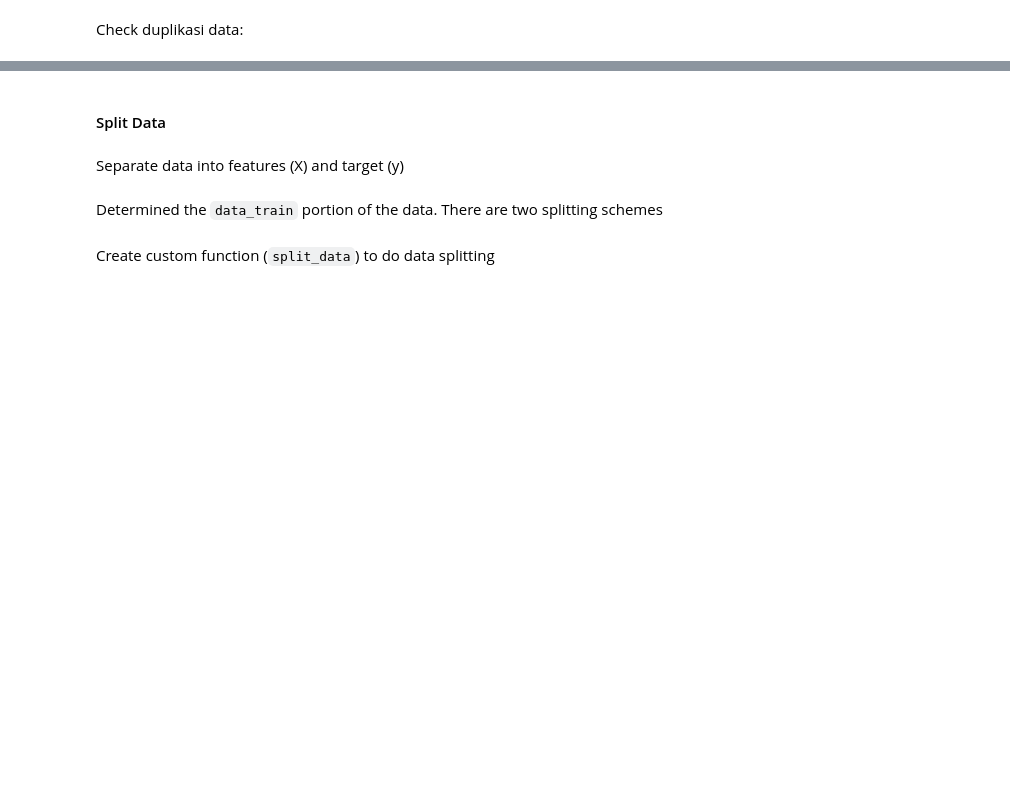
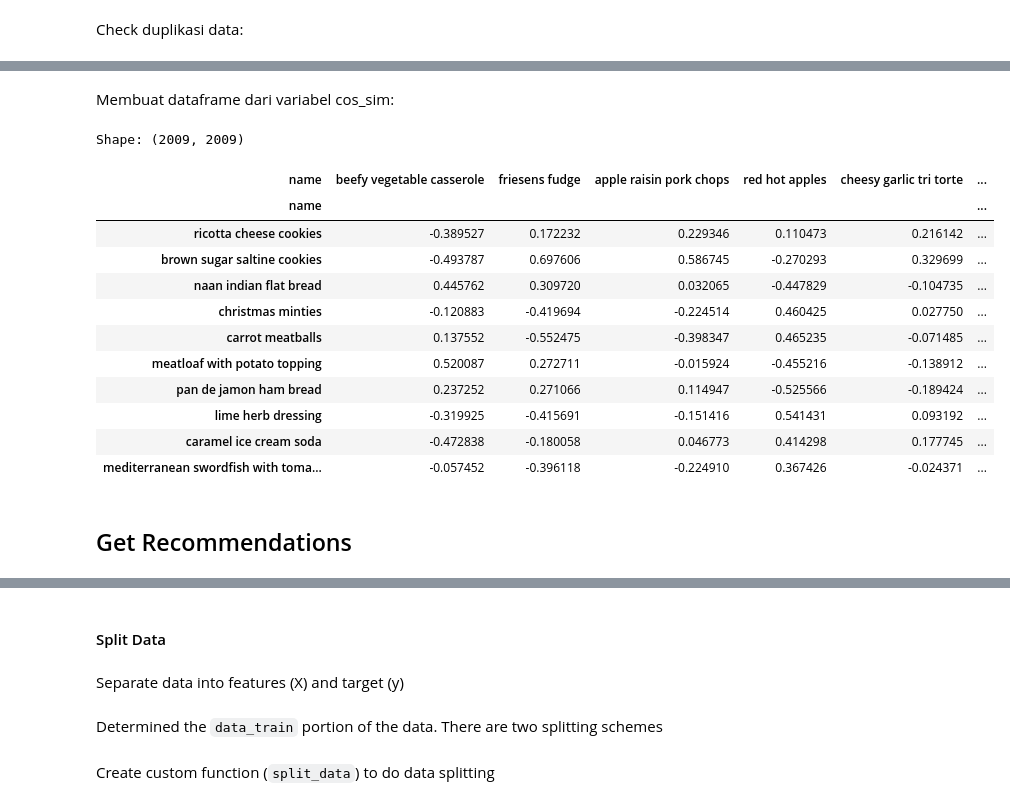
Before and after one commit to Sulbae/OlahGizi-Project, a Jupyter notebook: Food Recommender/notebook.ipynb, the cells around one changed output, grey strips where cells are left out. Drawn from its saved outputs; the diff is of its cells as text; code cells hidden in the pictures; blank space fills up the shorter version.

```diff
--- a/Food Recommender/notebook.ipynb
+++ b/Food Recommender/notebook.ipynb
@@ -818,0 +888,3 @@ Duplicated_data: 108
+# %%
+scaler = StandardScaler()
+content_based_df[['minutes', 'n_steps', "calories"]] = scaler.fit_transform(content_based_df[['minutes', 'n_steps', 'calories']])
@@ -818,0 +897,4 @@ Duplicated_data: 108
+# %%
+content_based_features = np.hstack([tfidf_matrix.toarray(), content_based_df[['minutes', 'n_steps', 'calories']].values])
+
+content_based_features
@@ -818,0 +937,2 @@ Duplicated_data: 108
+# %%
+cos_sim = cosine_similarity(content_based_features, content_based_features)
@@ -818,0 +955,26 @@ Duplicated_data: 108
+# %% [markdown]
+Membuat dataframe dari variabel cos_sim:
+# %%
+cos_sim_df = pd.DataFrame(cos_sim,
+                          index=content_based_df['name'],
+                          columns=content_based_df['name'])
+
+print("Shape:", cos_sim_df.shape)
+
+cos_sim_df.sample(10, axis=1).sample(10, axis=0)
+# %% [output]
+Shape: (2009, 2009)
+| name | beefy vegetable casserole | friesens fudge | apple raisin pork chops | red hot apples | cheesy garlic tri torte | ... |
+| name |  |  |  |  |  | ... |
+| ricotta cheese cookies | -0.389527 | 0.172232 | 0.229346 | 0.110473 | 0.216142 | ... |
+| brown sugar saltine cookies | -0.493787 | 0.697606 | 0.586745 | -0.270293 | 0.329699 | ... |
+| naan indian flat bread | 0.445762 | 0.309720 | 0.032065 | -0.447829 | -0.104735 | ... |
+| christmas minties | -0.120883 | -0.419694 | -0.224514 | 0.460425 | 0.027750 | ... |
+| carrot meatballs | 0.137552 | -0.552475 | -0.398347 | 0.465235 | -0.071485 | ... |
+| meatloaf with potato topping | 0.520087 | 0.272711 | -0.015924 | -0.455216 | -0.138912 | ... |
+| pan de jamon ham bread | 0.237252 | 0.271066 | 0.114947 | -0.525566 | -0.189424 | ... |
+| lime herb dressing | -0.319925 | -0.415691 | -0.151416 | 0.541431 | 0.093192 | ... |
+| caramel ice cream soda | -0.472838 | -0.180058 | 0.046773 | 0.414298 | 0.177745 | ... |
+| mediterranean swordfish with toma... | -0.057452 | -0.396118 | -0.224910 | 0.367426 | -0.024371 | ... |
+# %% [markdown]
+## Get Recommendations
```
Also changed, not shown: parts of 38 cells of this notebook.
